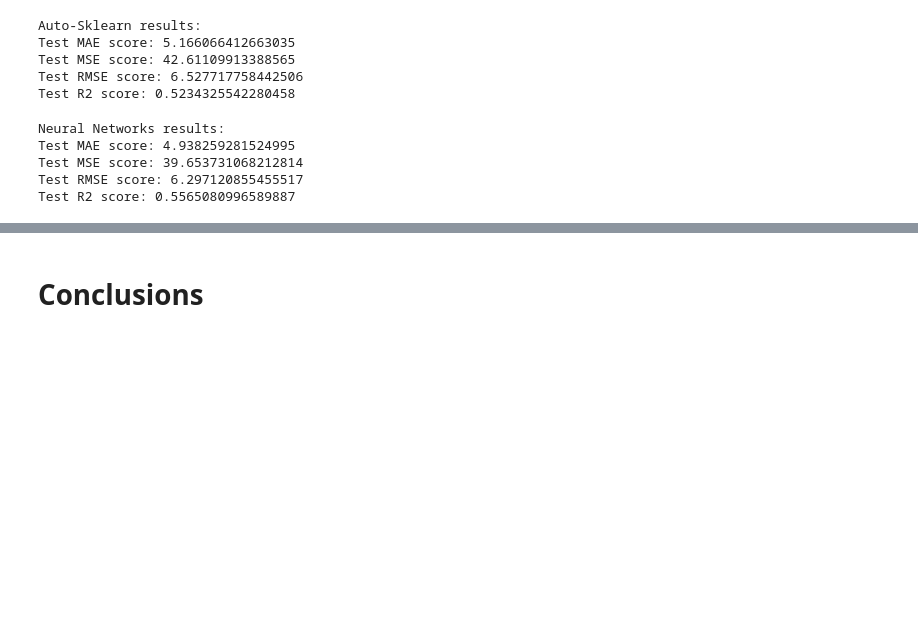
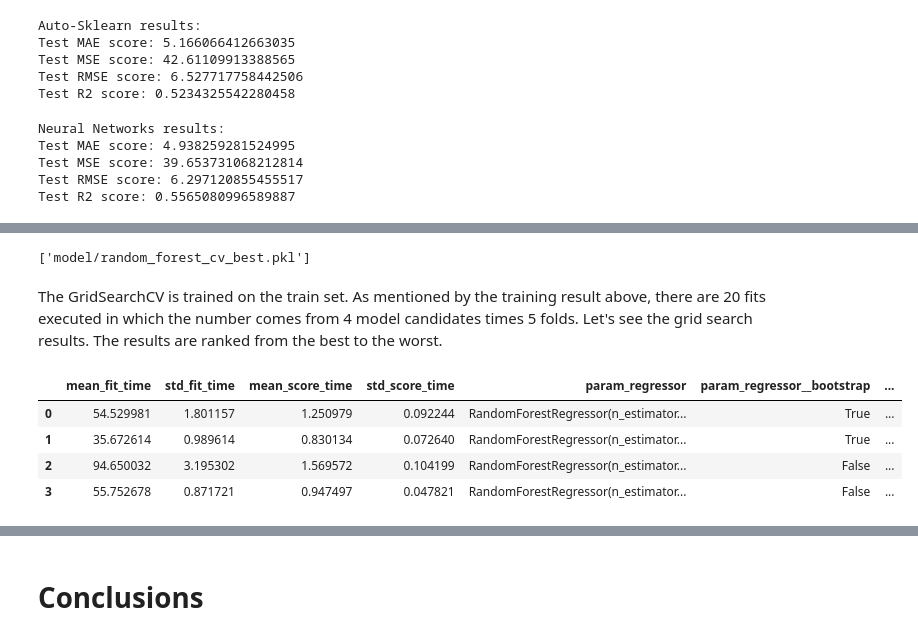
Before and after one commit to utomoreza/Udacity_Data-Scientist-Nanodegree, a Jupyter notebook: Project_Capstone/Starbucks_Capstone_notebook.ipynb, the cells around one changed output, grey strips where cells are left out. Drawn from its saved outputs; the diff is of its cells as text; code cells hidden in the pictures; blank space fills up the shorter version.

```diff
--- a/Project_Capstone/Starbucks_Capstone_notebook.ipynb
+++ b/Project_Capstone/Starbucks_Capstone_notebook.ipynb
@@ -1190,0 +1223,24 @@ Test R2 score: 0.5565080996589887
+# %%
+# instatantiate model
+random_forest = RandomForestRegressor(random_state=1)
+
+class DummyEstimator(BaseEstimator):
+    def fit(self): pass
+    def score(self): pass
+
+pipeline = Pipeline([
+    ('regressor', DummyEstimator())
+])
+
+# set parameter grid
+parameters = {'regressor': [random_forest],
+              'regressor__bootstrap': (True, False),
+              'regressor__n_estimators': (100, 150),
+#               'regressor__criterion': ("mse", "mae"),
+#               'regressor__max_depth': (16, 32, None),
+#               'regressor__min_samples_split': (2, 4),
+#               'regressor__max_features': ('auto', 'sqrt', 'log2')
+             }
+
+# instantiate grid search
+cv = GridSearchCV(pipeline, param_grid=parameters, verbose=2) #, n_jobs=5)
@@ -1190,0 +1264,4 @@ Test R2 score: 0.5565080996589887
+# %%
+# train the model
+# be aware, in my local computer, this takes around 1 hour to train the model
+cv.fit(X_train_scaled, y_train)
@@ -1190,0 +1299,31 @@ Test R2 score: 0.5565080996589887
+# %%
+import joblib
+
+# save all models from grid search
+joblib.dump(cv, 'model/random_forest_cv.pkl')
+
+# or just save the best model
+joblib.dump(cv.best_estimator_,
+            'model/random_forest_cv_best.pkl',
+            compress = 1)
+
+# load model for further usage
+# joblib.load("model/random_forest_cv.pkl")
+# joblib.load("model/random_forest_cv_best.pkl")
+# %% [output]
+['model/random_forest_cv_best.pkl']
+# %% [markdown]
+The GridSearchCV is trained on the train set. As mentioned by the training result above, there are 20 fits executed in which the number comes from 4 model candidates times 5 folds. Let's see the grid search results. The results are ranked from the best to the worst.
+# %%
+cv_results = pd.DataFrame(cv.cv_results_)
+cv_results = cv_results.sort_values('rank_test_score') \
+                .reset_index(drop=True)
+
+# see top 5 model
+cv_results
+# %% [output]
+|  | mean_fit_time | std_fit_time | mean_score_time | std_score_time | param_regressor | param_regressor__bootstrap | ... |
+| 0 | 54.529981 | 1.801157 | 1.250979 | 0.092244 | RandomForestRegressor(n_estimator... | True | ... |
+| 1 | 35.672614 | 0.989614 | 0.830134 | 0.072640 | RandomForestRegressor(n_estimator... | True | ... |
+| 2 | 94.650032 | 3.195302 | 1.569572 | 0.104199 | RandomForestRegressor(n_estimator... | False | ... |
+| 3 | 55.752678 | 0.871721 | 0.947497 | 0.047821 | RandomForestRegressor(n_estimator... | False | ... |
```
Also changed, not shown: parts of 12 cells of this notebook.
